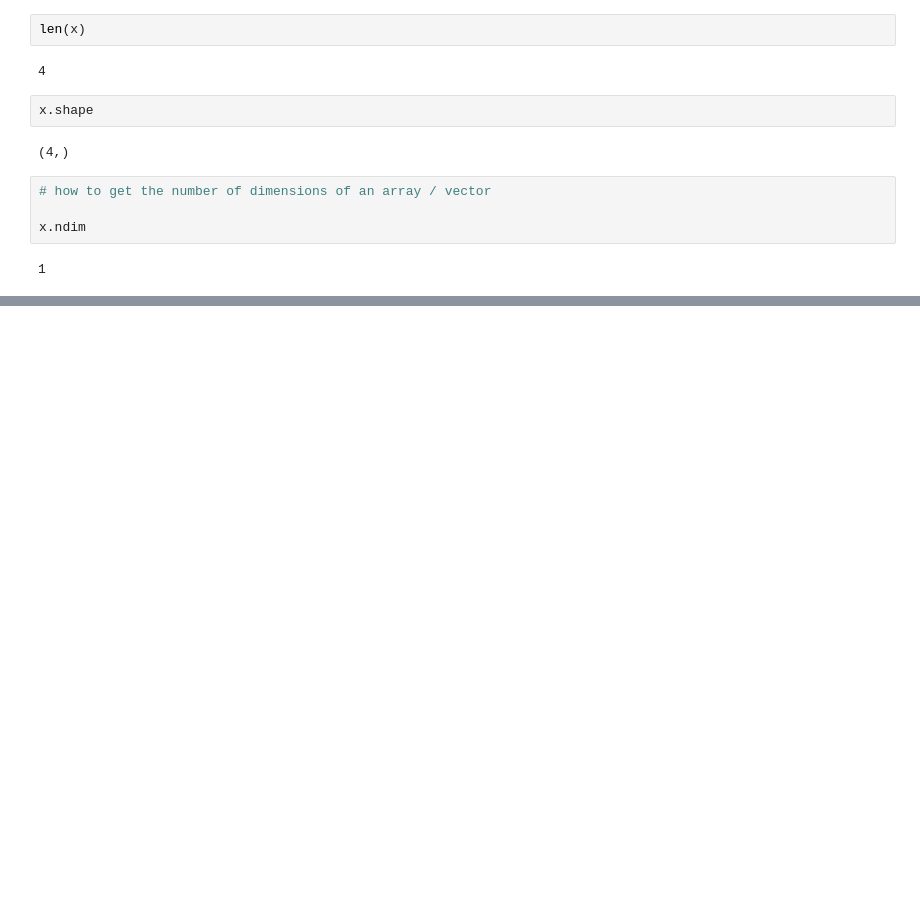
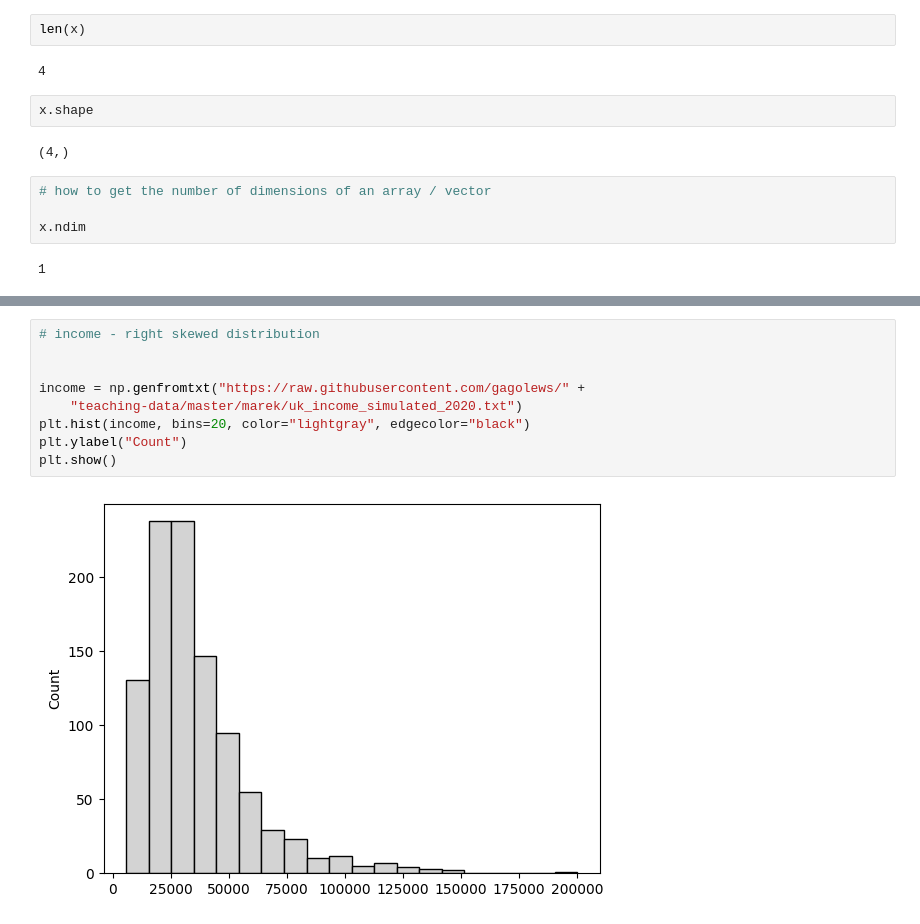
Before and after one commit to thanga-v2/Exploratory-Data-Analysis, a Jupyter notebook: datawrangling_py/1.Unidimensional-data.ipynb, the cells around one changed output, grey strips where cells are left out. Drawn from its saved outputs; the diff is of its cells as text; blank space fills up the shorter version.

```diff
--- a/datawrangling_py/1.Unidimensional-data.ipynb
+++ b/datawrangling_py/1.Unidimensional-data.ipynb
@@ -48,0 +268,11 @@ x.shape
+# %%
+# income - right skewed distribution
+
+
+income = np.genfromtxt("https://raw.githubusercontent.com/gagolews/" +
+    "teaching-data/master/marek/uk_income_simulated_2020.txt")
+plt.hist(income, bins=20, color="lightgray", edgecolor="black")
+plt.ylabel("Count")
+plt.show()
+# %% [output]
+[figure, added]
```
Also changed, not shown: parts of 61 cells of this notebook.
